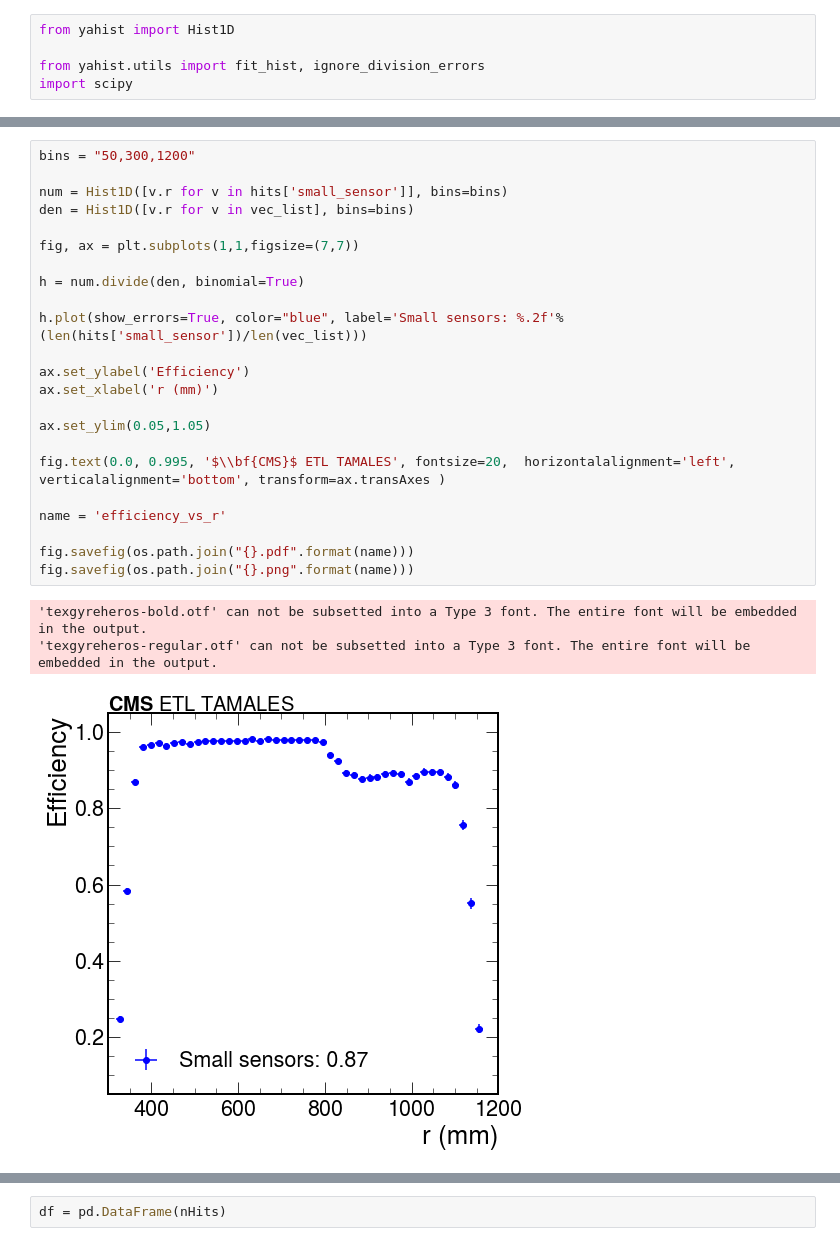
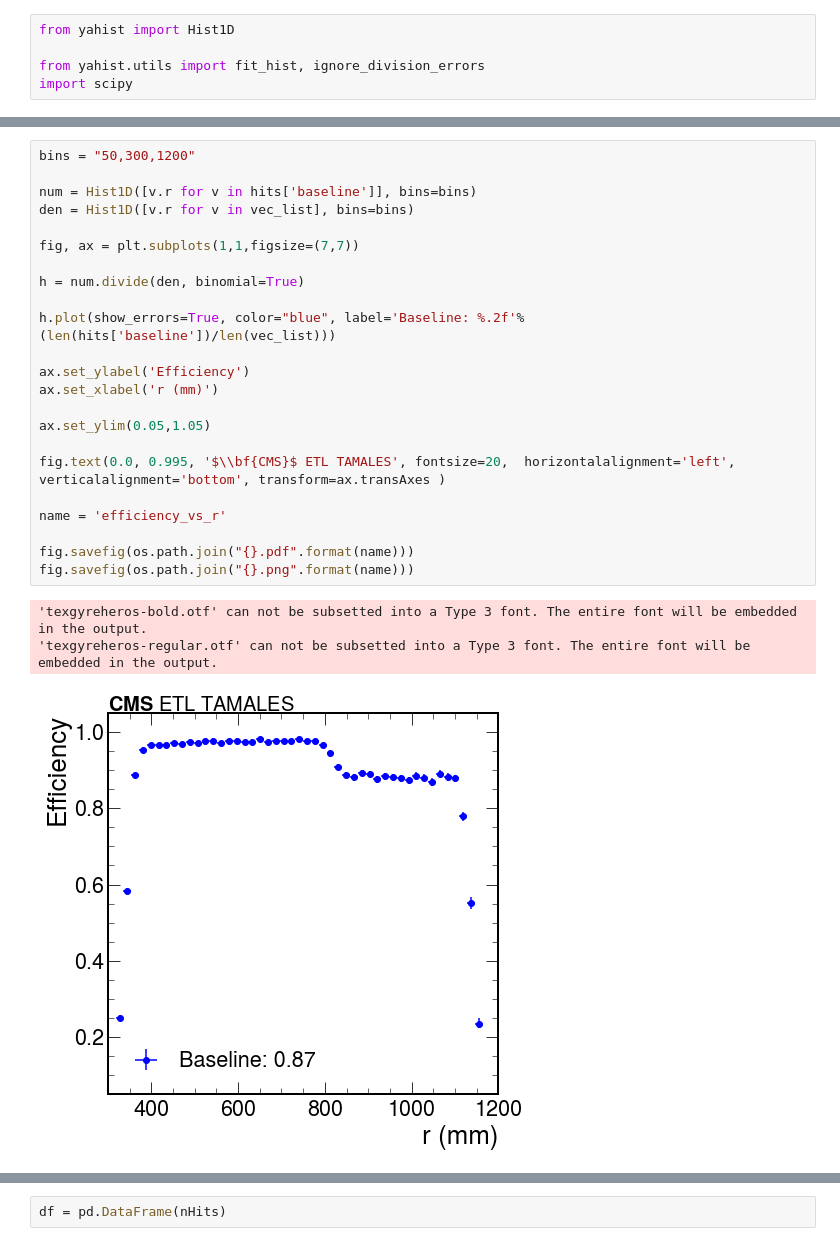
Before and after one commit to yashmehra028/ETL-Copy, a Jupyter notebook: example.ipynb, the cells around one changed output, grey strips where cells are left out. Drawn from its saved outputs; the diff is of its cells as text.

```diff
--- a/example.ipynb
+++ b/example.ipynb
@@ -304,30 +290,30 @@ fig.savefig(os.path.join("{}.png".format(name)))
 # %%
 bins = "50,300,1200"
 
-num = Hist1D([v.r for v in hits['small_sensor']], bins=bins)
+num = Hist1D([v.r for v in hits['baseline']], bins=bins)
 den = Hist1D([v.r for v in vec_list], bins=bins)
 
 fig, ax = plt.subplots(1,1,figsize=(7,7))
 
 h = num.divide(den, binomial=True)
 
-h.plot(show_errors=True, color="blue", label='Small sensors: %.2f'%(len(hits['small_sensor'])/len(vec_list)))
+h.plot(show_errors=True, color="blue", label='Baseline: %.2f'%(len(hits['baseline'])/len(vec_list)))
 
 ax.set_ylabel('Efficiency')
 ax.set_xlabel('r (mm)')
 
 ax.set_ylim(0.05,1.05)
 
 fig.text(0.0, 0.995, '$\\bf{CMS}$ ETL TAMALES', fontsize=20,  horizontalalignment='left', verticalalignment='bottom', transform=ax.transAxes )
 
 name = 'efficiency_vs_r'
 
 fig.savefig(os.path.join("{}.pdf".format(name)))
 fig.savefig(os.path.join("{}.png".format(name)))
 # %% [output]
 'texgyreheros-bold.otf' can not be subsetted into a Type 3 font. The entire font will be embedded in the output.
 'texgyreheros-regular.otf' can not be subsetted into a Type 3 font. The entire font will be embedded in the output.
-[figure, old version]
+[figure, new version]
 # %%
 h
 # %% [output]
```
Also changed, not shown: parts of 16 cells of this notebook.
